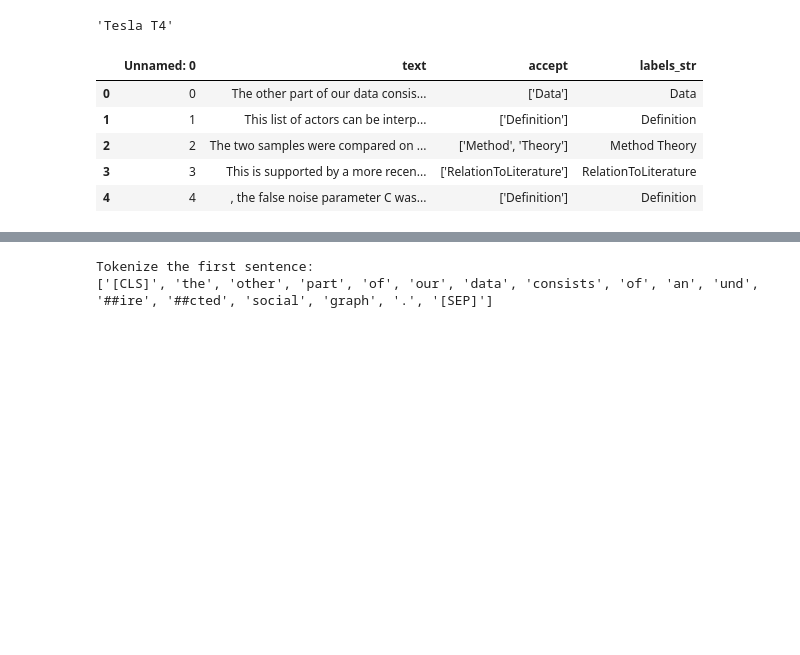
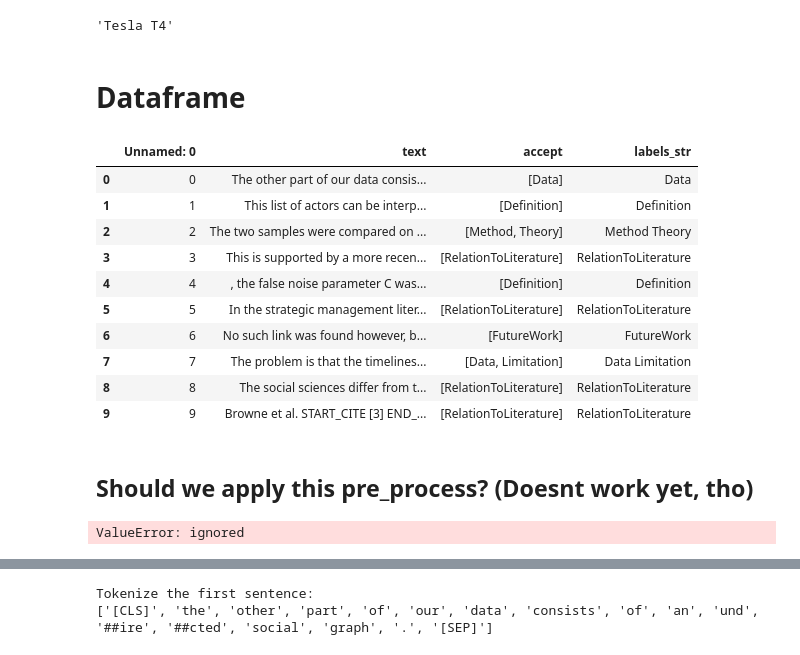
Before and after one commit to Rogerx98/twsm-group-project, a Jupyter notebook: SentenceBERT.ipynb, the cells around one changed output, grey strips where cells are left out. Saved outputs shown, nothing was run; the diff lists cells and outputs as text; code cells hidden in the pictures; blank space fills up the shorter version.

```diff
--- a/SentenceBERT.ipynb
+++ b/SentenceBERT.ipynb
@@ -39,13 +55,26 @@ n_gpu = torch.cuda.device_count()
 torch.cuda.get_device_name(0)
 # %% [output]
 'Tesla T4'
+# %% [markdown]
+# **Dataframe**
 # %%
 df = pd.read_csv("/content/drive/Othercomputers/Mi portátil/Master/GitHub/twsm-group-project/twsm_project_corpus0.csv")
 df.head(5)
+df = df.dropna() #drop na values (somehow a few remained in the dataset)
+rejoined = [row.split(" ") for row in df.labels_str]
+df["accept"] = rejoined
+df.head(10)
 # %% [output]
 |  | Unnamed: 0 | text | accept | labels_str |
-| 0 | 0 | The other part of our data consis... | ['Data'] | Data |
-| 1 | 1 | This list of actors can be interp... | ['Definition'] | Definition |
-| 2 | 2 | The two samples were compared on ... | ['Method', 'Theory'] | Method Theory |
-| 3 | 3 | This is supported by a more recen... | ['RelationToLiterature'] | RelationToLiterature |
-| 4 | 4 | , the false noise parameter C was... | ['Definition'] | Definition |
+| 0 | 0 | The other part of our data consis... | [Data] | Data |
+| 1 | 1 | This list of actors can be interp... | [Definition] | Definition |
+| 2 | 2 | The two samples were compared on ... | [Method, Theory] | Method Theory |
+| 3 | 3 | This is supported by a more recen... | [RelationToLiterature] | RelationToLiterature |
+| 4 | 4 | , the false noise parameter C was... | [Definition] | Definition |
+| 5 | 5 | In the strategic management liter... | [RelationToLiterature] | RelationToLiterature |
+| 6 | 6 | No such link was found however, b... | [FutureWork] | FutureWork |
+| 7 | 7 | The problem is that the timelines... | [Data, Limitation] | Data Limitation |
+| 8 | 8 | The social sciences differ from t... | [RelationToLiterature] | RelationToLiterature |
+| 9 | 9 | Browne et al. START_CITE [3] END_... | [RelationToLiterature] | RelationToLiterature |
+# %% [markdown]
+## **Should we apply this pre_process? (Doesnt work yet, tho)**
@@ -51,0 +91,5 @@ df.head(5)
+# %%
+#fail
+pre_process(df["text"])
+# %% [output]
+ValueError: ignored
```
Also changed, not shown: parts of 21 cells of this notebook.
